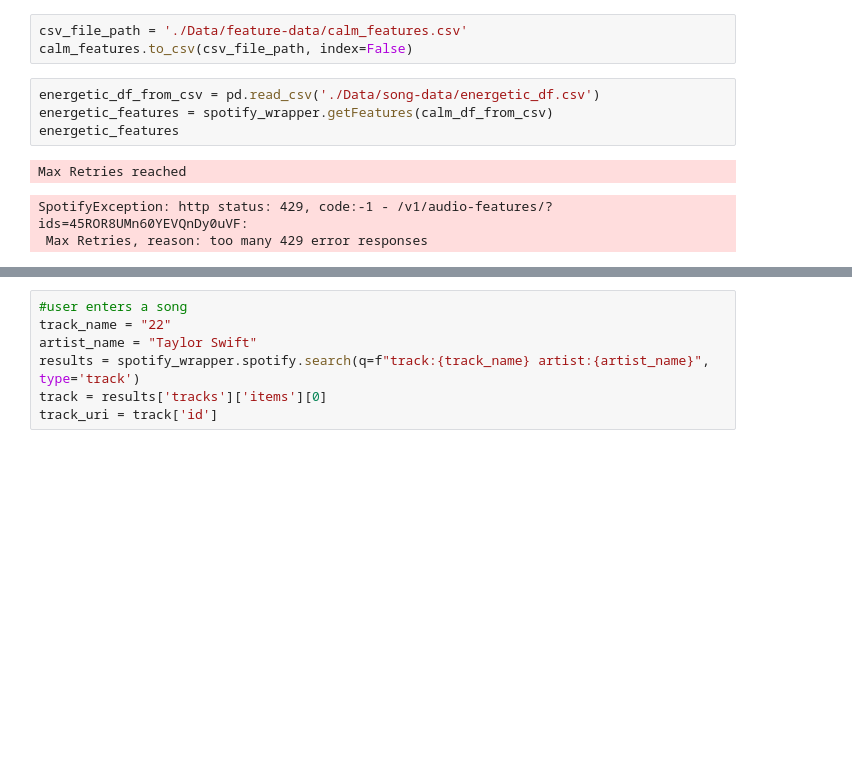
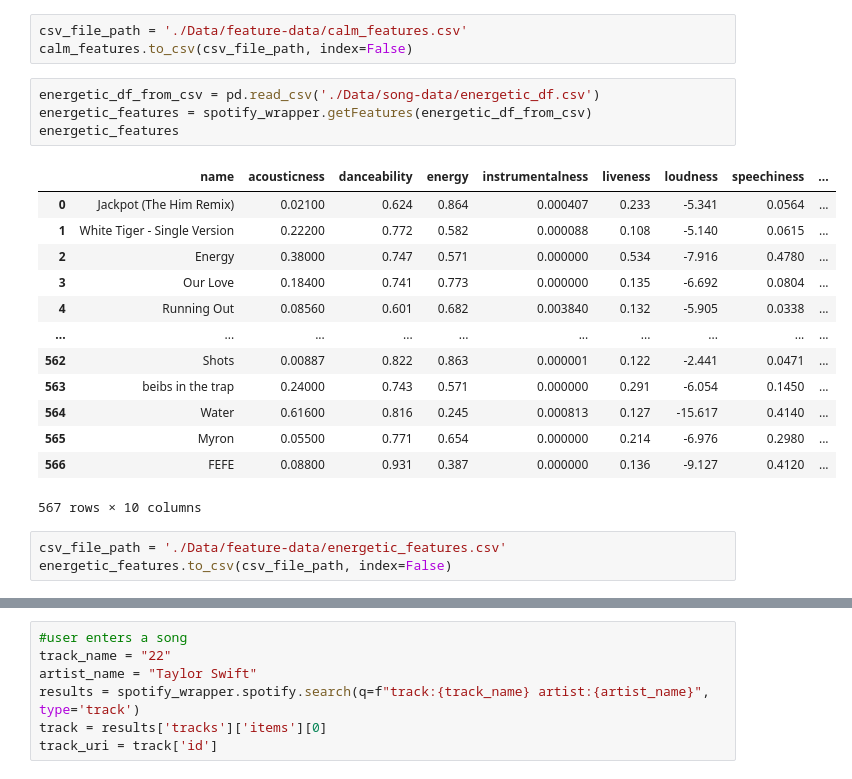
Before and after one commit to chriskontsis/AiTunes, a Jupyter notebook: Reccomender/SongRec.ipynb, the cells around one changed output, grey strips where cells are left out. Cells and saved outputs as stored; diff of their text form; blank space fills up the shorter version.

Commit message:
done with data in Data/Train is all dfs concat

```diff
--- a/Reccomender/SongRec.ipynb
+++ b/Reccomender/SongRec.ipynb
@@ -160,12 +160,25 @@ csv_file_path = './Data/feature-data/calm_features.csv'
 calm_features.to_csv(csv_file_path, index=False)
 # %%
 energetic_df_from_csv = pd.read_csv('./Data/song-data/energetic_df.csv')
-energetic_features = spotify_wrapper.getFeatures(calm_df_from_csv)
+energetic_features = spotify_wrapper.getFeatures(energetic_df_from_csv)
 energetic_features
 # %% [output]
+|  | name | acousticness | danceability | energy | instrumentalness | liveness | loudness | speechiness | ... |
+| 0 | Jackpot (The Him Remix) | 0.02100 | 0.624 | 0.864 | 0.000407 | 0.233 | -5.341 | 0.0564 | ... |
+| 1 | White Tiger - Single Version | 0.22200 | 0.772 | 0.582 | 0.000088 | 0.108 | -5.140 | 0.0615 | ... |
+| 2 | Energy | 0.38000 | 0.747 | 0.571 | 0.000000 | 0.534 | -7.916 | 0.4780 | ... |
+| 3 | Our Love | 0.18400 | 0.741 | 0.773 | 0.000000 | 0.135 | -6.692 | 0.0804 | ... |
+| 4 | Running Out | 0.08560 | 0.601 | 0.682 | 0.003840 | 0.132 | -5.905 | 0.0338 | ... |
+| ... | ... | ... | ... | ... | ... | ... | ... | ... | ... |
+| 562 | Shots | 0.00887 | 0.822 | 0.863 | 0.000001 | 0.122 | -2.441 | 0.0471 | ... |
+| 563 | beibs in the trap | 0.24000 | 0.743 | 0.571 | 0.000000 | 0.291 | -6.054 | 0.1450 | ... |
+| 564 | Water | 0.61600 | 0.816 | 0.245 | 0.000813 | 0.127 | -15.617 | 0.4140 | ... |
+| 565 | Myron | 0.05500 | 0.771 | 0.654 | 0.000000 | 0.214 | -6.976 | 0.2980 | ... |
+| 566 | FEFE | 0.08800 | 0.931 | 0.387 | 0.000000 | 0.136 | -9.127 | 0.4120 | ... |
-Max Retries reached
+567 rows × 10 columns
-SpotifyException: http status: 429, code:-1 - /v1/audio-features/?ids=45ROR8UMn60YEVQnDy0uVF:
- Max Retries, reason: too many 429 error responses
+# %%
+csv_file_path = './Data/feature-data/energetic_features.csv'
+energetic_features.to_csv(csv_file_path, index=False)
 # %%
 main_df = pd.concat([happy_features, sad_features, calm_features, energetic_features], ignore_index=True).drop_duplicates(subset=['name'])
 main_df
```
Also changed, not shown: parts of 2 cells of this notebook, 3 other files.
